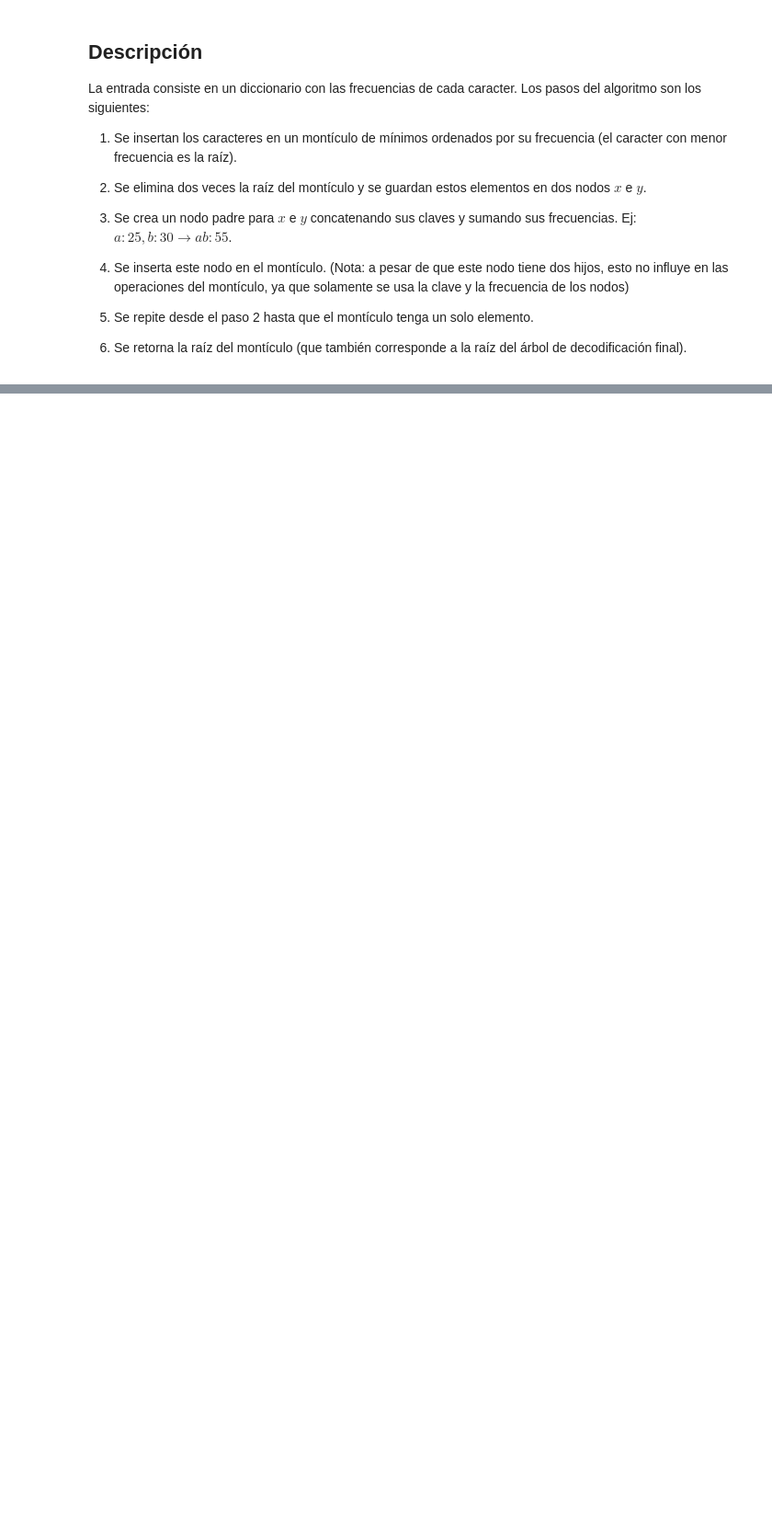
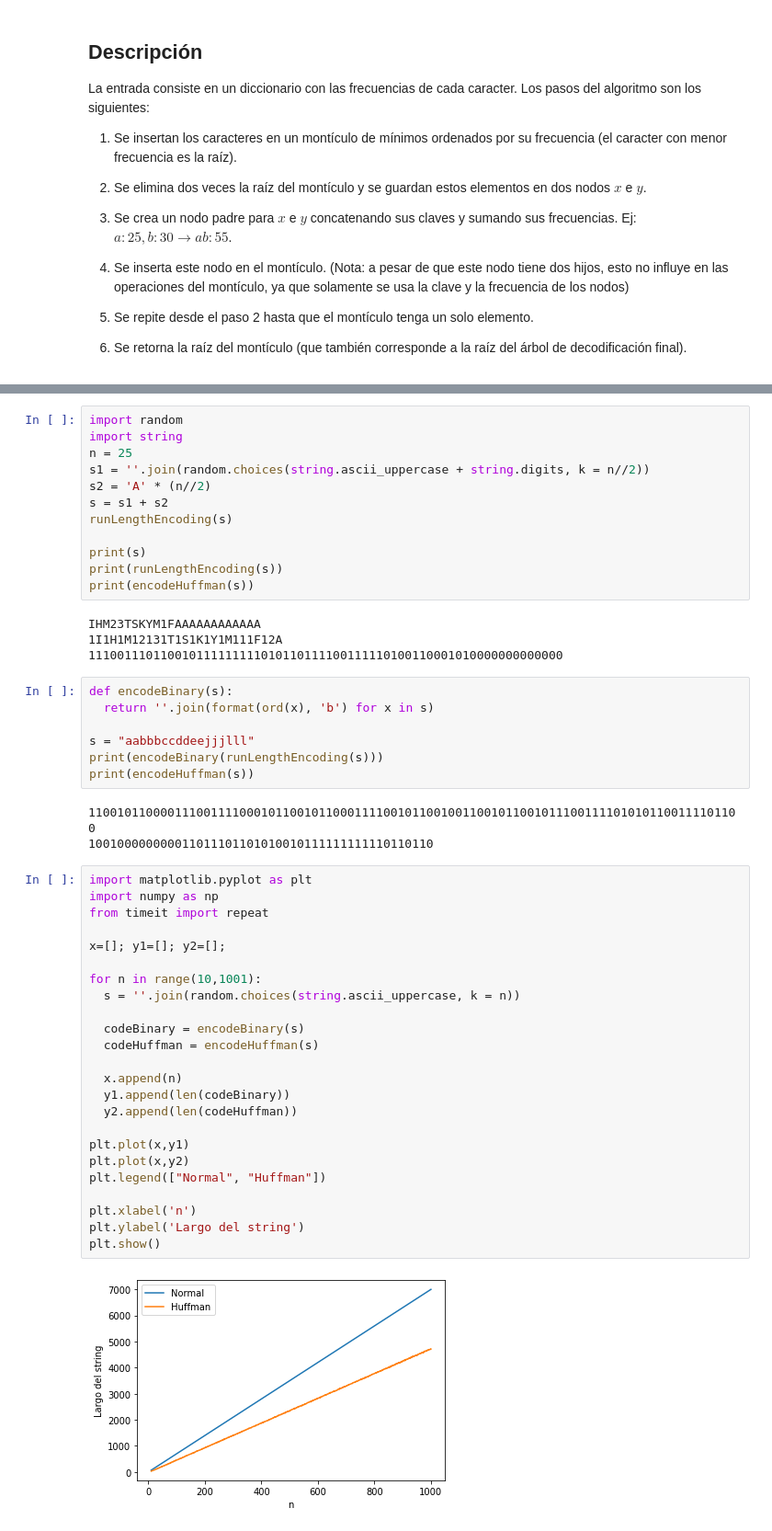
Before and after one commit to OscarRojasG/ADA-Informes, a Jupyter notebook: Código-Huffman.ipynb, the cells around one changed output, grey strips where cells are left out. Shown at 92% size. Saved outputs shown, nothing was run; the diff lists cells and outputs as text; blank space fills up the shorter version.

```diff
--- a/Código-Huffman.ipynb
+++ b/Código-Huffman.ipynb
@@ -303,0 +403,52 @@ Luego, sabemos que $p_a - p_x \geq 0$, pues $x$ corresponde al nodo con la menor
+# %%
+import random
+import string
+n = 25
+s1 = ''.join(random.choices(string.ascii_uppercase + string.digits, k = n//2))
+s2 = 'A' * (n//2)
+s = s1 + s2
+runLengthEncoding(s)
+
+print(s)
+print(runLengthEncoding(s))
+print(encodeHuffman(s))
+# %% [output]
+IHM23TSKYM1FAAAAAAAAAAAA
+1I1H1M12131T1S1K1Y1M111F12A
+111001110110010111111111010110111100111110100110001010000000000000
+# %%
+def encodeBinary(s):
+  return ''.join(format(ord(x), 'b') for x in s)
+
+s = "aabbbccddeejjjlll"
+print(encodeBinary(runLengthEncoding(s)))
+print(encodeHuffman(s))
+# %% [output]
+1100101100001110011110001011001011000111100101100100110010110010111001111010101100111101100
+100100000000011011101101010010111111111110110110
+# %%
+import matplotlib.pyplot as plt
+import numpy as np
+from timeit import repeat
+
+x=[]; y1=[]; y2=[];
+
+for n in range(10,1001):
+  s = ''.join(random.choices(string.ascii_uppercase, k = n))
+
+  codeBinary = encodeBinary(s)
+  codeHuffman = encodeHuffman(s)
+
+  x.append(n)
+  y1.append(len(codeBinary))
+  y2.append(len(codeHuffman))
+
+plt.plot(x,y1)
+plt.plot(x,y2)
+plt.legend(["Normal", "Huffman"])
+
+plt.xlabel('n')
+plt.ylabel('Largo del string')
+plt.show()
+# %% [output]
+[figure, added]
```
Also changed, not shown: parts of 8 cells of this notebook.
